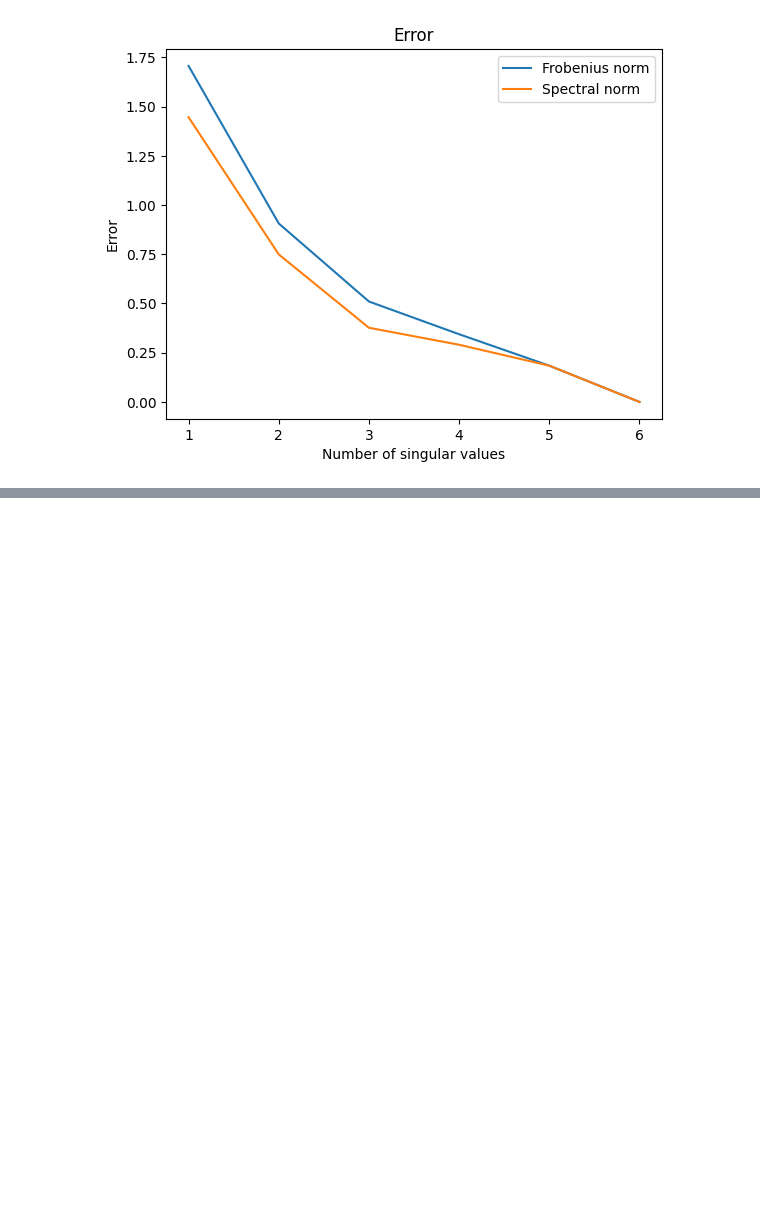
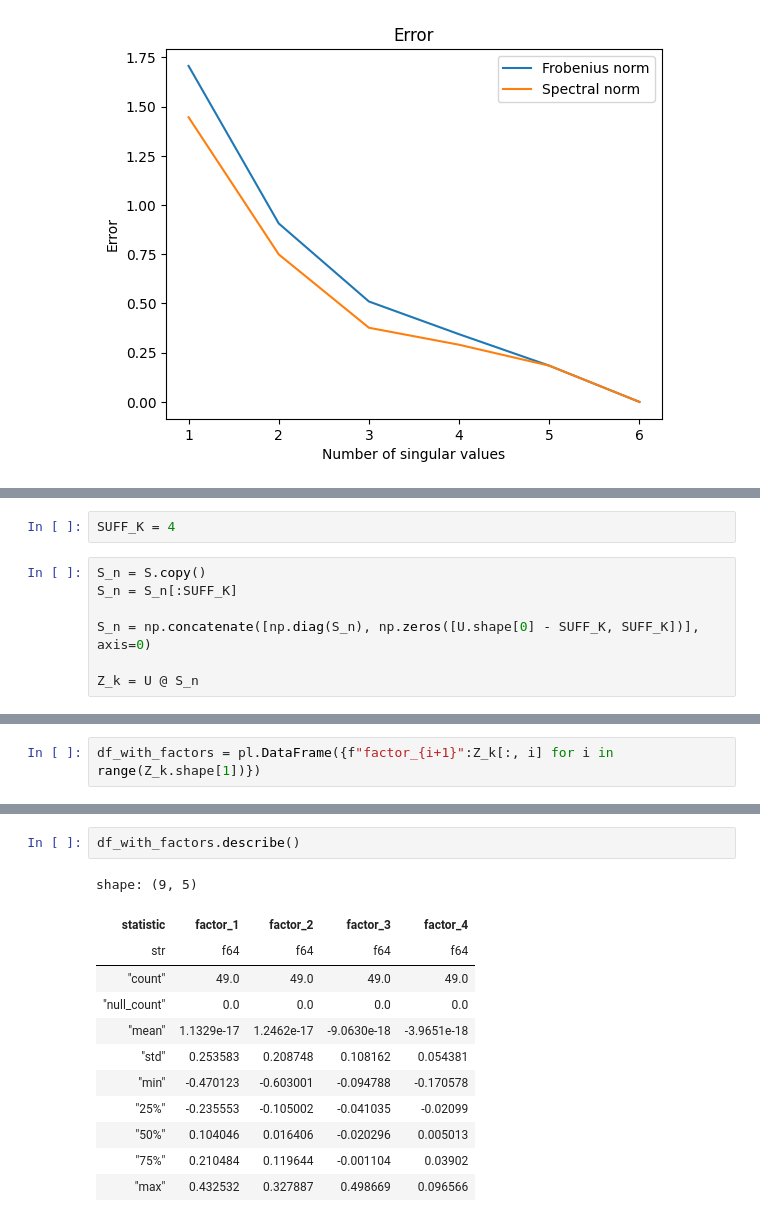
Before and after one commit to a13xbb/data-analysis-labs-mag, a Jupyter notebook: lab1/main.ipynb, the cells around one changed output, grey strips where cells are left out. Cells and saved outputs as stored; diff of their text form; blank space fills up the shorter version.

Commit message:
factors

```diff
--- a/lab1/main.ipynb
+++ b/lab1/main.ipynb
@@ -154,0 +164,9 @@ plt.legend()
+# %%
+SUFF_K = 4
+# %%
+S_n = S.copy()
+S_n = S_n[:SUFF_K]
+
+S_n = np.concatenate([np.diag(S_n), np.zeros([U.shape[0] - SUFF_K, SUFF_K])], axis=0)
+
+Z_k = U @ S_n
@@ -154,0 +177,2 @@ plt.legend()
+# %%
+df_with_factors = pl.DataFrame({f"factor_{i+1}":Z_k[:, i] for i in range(Z_k.shape[1])})
@@ -154,0 +196,15 @@ plt.legend()
+# %%
+df_with_factors.describe()
+# %% [output]
+shape: (9, 5)
+| statistic | factor_1 | factor_2 | factor_3 | factor_4 |
+| str | f64 | f64 | f64 | f64 |
+| "count" | 49.0 | 49.0 | 49.0 | 49.0 |
+| "null_count" | 0.0 | 0.0 | 0.0 | 0.0 |
+| "mean" | 1.1329e-17 | 1.2462e-17 | -9.0630e-18 | -3.9651e-18 |
+| "std" | 0.253583 | 0.208748 | 0.108162 | 0.054381 |
+| "min" | -0.470123 | -0.603001 | -0.094788 | -0.170578 |
+| "25%" | -0.235553 | -0.105002 | -0.041035 | -0.02099 |
+| "50%" | 0.104046 | 0.016406 | -0.020296 | 0.005013 |
+| "75%" | 0.210484 | 0.119644 | -0.001104 | 0.03902 |
+| "max" | 0.432532 | 0.327887 | 0.498669 | 0.096566 |
```
Also changed, not shown: parts of 8 cells of this notebook.
